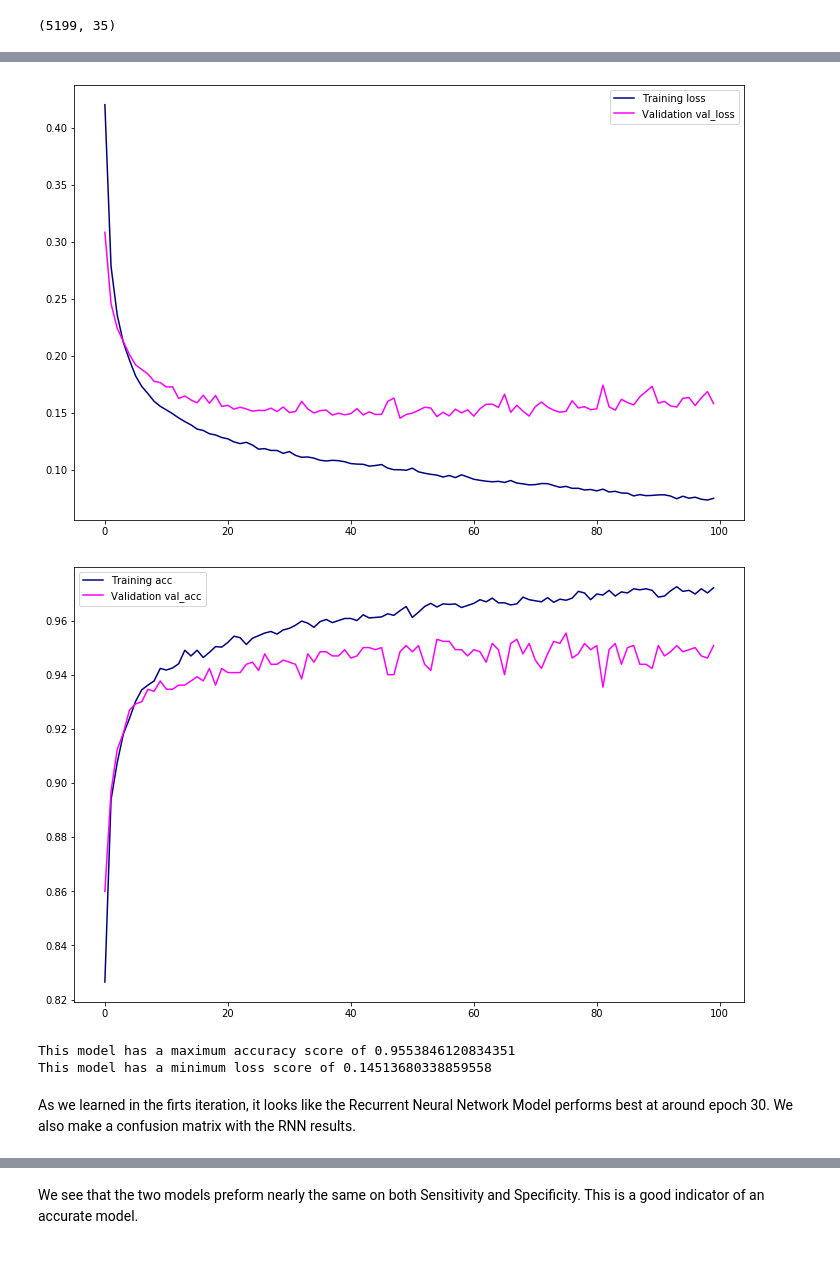
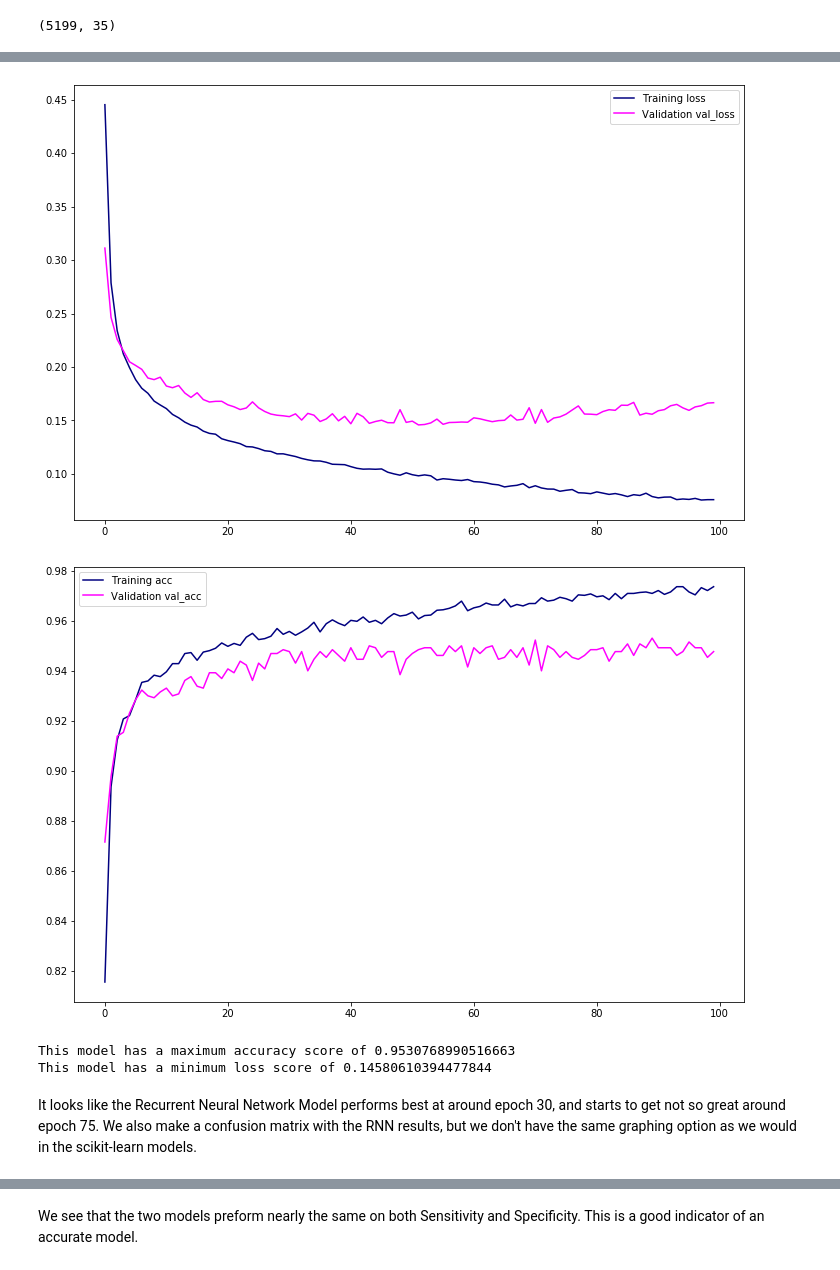
Before and after one commit to MattPat1981/exoplanet_alpha_models, a Jupyter notebook: code/exoplanet_identification.ipynb, the cells around one changed output, grey strips where cells are left out. Drawn from its saved outputs; the diff is of its cells as text; code cells hidden in the pictures.

```diff
--- a/code/exoplanet_identification.ipynb
+++ b/code/exoplanet_identification.ipynb
@@ -39,0 +56,3 @@ datapath = path_to_home + 'data/'
+# %%
+present_color = 'black'  # Sets the font color in all Matplotlib or Seaborn graphs to follow
+                         # Use this function anytime you need to change font color
@@ -572,7 +651,7 @@ X_train_sc.shape
 # nodes as input features
 
 rnn = Sequential()
-rnn.add(Dense(36, input_dim=X_train.shape[1], activation='relu'))
+rnn.add(Dense(35, input_dim=X_train.shape[1], activation='relu'))
 rnn.add(Dense(16, activation='relu'))
 rnn.add(Dense(1, activation='sigmoid'))
 
@@ -609,13 +688,12 @@ Epoch 100/100
 # %%
 dude.display_metrics(history_rnn, 'loss')
-#display_metrics(history_rnn, 'loss')
 # %% [output]
-[figure, old version]
+[figure, new version]
 # %%
+dude.graph_words(present_color)
 dude.display_metrics(history_rnn, 'acc')
-#display_metrics(history_rnn, 'acc')
 # %% [output]
-[figure, old version]
+[figure, new version]
 # %%
 model_rnn_top_score = sorted(history_rnn.history['val_acc'], reverse=True)[0]
 print(f'This model has a maximum accuracy score of {model_rnn_top_score}')
@@ -623,10 +701,10 @@ print(f'This model has a maximum accuracy score of {model_rnn_top_score}')
 model_rnn_best_loss = sorted(history_rnn.history['val_loss'], reverse=False)[0]
 print(f'This model has a minimum loss score of {model_rnn_best_loss}')
 # %% [output]
-This model has a maximum accuracy score of 0.9553846120834351
-This model has a minimum loss score of 0.14513680338859558
+This model has a maximum accuracy score of 0.9530768990516663
+This model has a minimum loss score of 0.14580610394477844
 # %% [markdown]
-As we learned in the firts iteration, it looks like the Recurrent Neural Network Model performs best at around epoch 30. We also make a confusion matrix with the RNN results.
+It looks like the Recurrent Neural Network Model performs best at around epoch 30, and starts to get not so great around epoch 75. We also make a confusion matrix with the RNN results, but we don't have the same graphing option as we would in the scikit-learn models.
 # %%
 y_rnn_pred = rnn.predict_classes(X_val_sc)
 metrics.confusion_matrix(y_val, y_rnn_pred,
```
Also changed, not shown: parts of 57 cells of this notebook, 2 other files.
